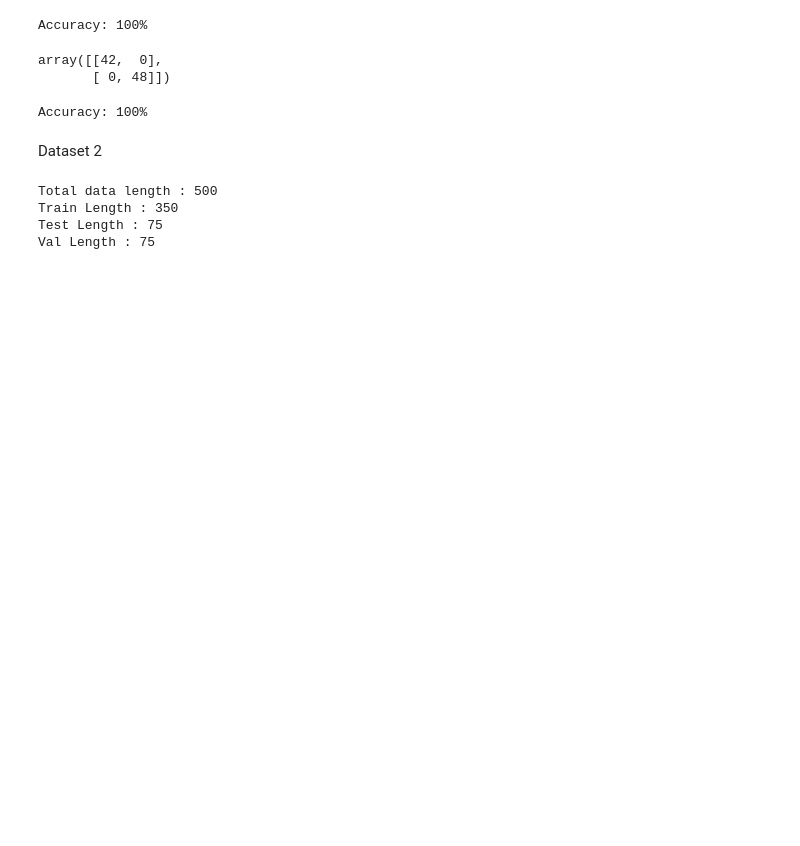
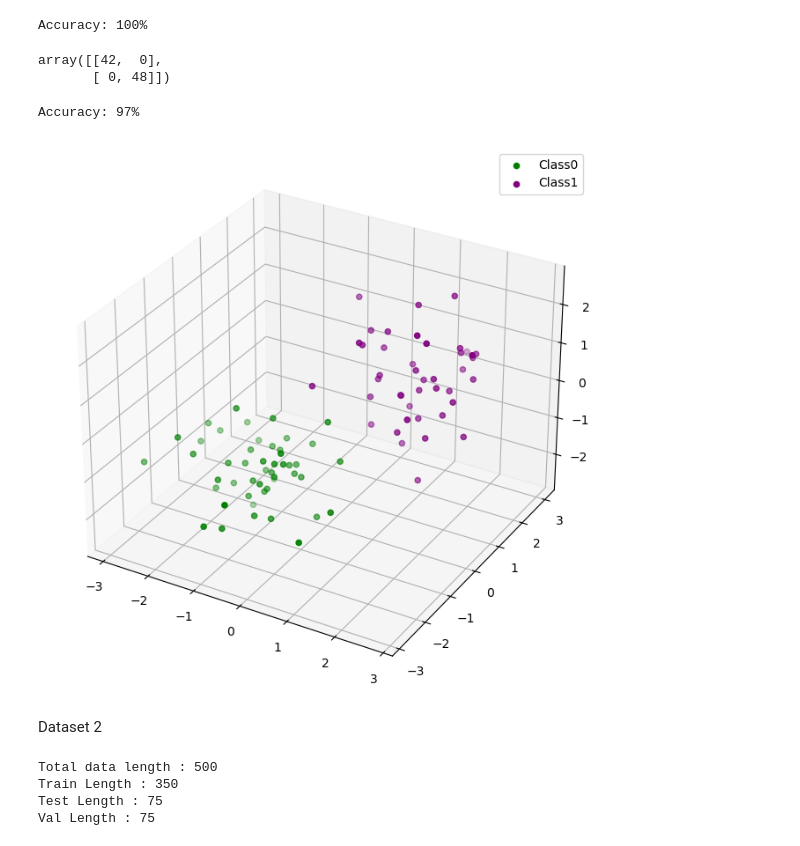
Before and after one commit to ashwin-raghavan/Deep-Learning-Assignment-1, a Jupyter notebook: Copy_of_Deep_Learning_Assignment_Task_1_&2.ipynb, the cells around one changed output. Cells and saved outputs as stored; diff of their text form; code cells hidden in the pictures; blank space fills up the shorter version.

```diff
--- a/Copy_of_Deep_Learning_Assignment_Task_1_&2.ipynb
+++ b/Copy_of_Deep_Learning_Assignment_Task_1_&2.ipynb
@@ -212,21 +211,21 @@ y = pd.Series(y1)
 n = X.shape[0]
 train_length = int(n*.70)
 test_length = int(n*.15)
-X_train = X[:train_length]
-X_test = X[train_length:train_length+test_length]
-X_val = X[train_length+test_length:]
-y_train = y[:train_length]
-y_test = y[train_length:train_length+test_length]
-y_val = y[train_length+test_length:]
+X_train1 = X[:train_length]
+X_test1 = X[train_length:train_length+test_length]
+X_val1 = X[train_length+test_length:]
+y_train1 = y[:train_length]
+y_test1 = y[train_length:train_length+test_length]
+y_val1 = y[train_length+test_length:]
 print("Total data length :",X.shape[0] )
-print("Train Length :",X_train.shape[0])
-print("Test Length :",X_test.shape[0])
-print("Val Length :",X_val.shape[0])
+print("Train Length :",X_train1.shape[0])
+print("Test Length :",X_test1.shape[0])
+print("Val Length :",X_val1.shape[0])
 # %% [output]
 Total data length : 600
 Train Length : 420
 Test Length : 90
 Val Length : 90
 # %%
-model.fit(X_train,y_train)
+model.fit(X_train1,y_train1)
 # %% [output]
@@ -247,12 +246,27 @@ cnf_matrix
 array([[42,  0],
        [ 0, 48]])
 # %%
-y_test_pred = model.predict(X_test)
+y_test_pred1 = model.predict(X_test1)
 # %%
-score = model.score(y_val_pred,y_val)
+score = model.score(y_test_pred1,y_test1)
 print(f"Accuracy: {score}%")
 # %% [output]
-Accuracy: 100%
+Accuracy: 97%
+# %%
+df1 = X_test1.copy()
+df1['y_pred'] = y_test_pred1
+# %%
+fig = plt.figure(figsize=(8, 8)) # set the size to 8x8
+ax = fig.add_subplot(111, projection="3d")
+df1_0 = df1[df1["y_pred"] == 0]
+df1_1 = df1[df1["y_pred"] == 1]
+ax.scatter(df1_0.iloc[:,0], df1_0.iloc[:,1], df1_0.iloc[:,2], color='green', label='Class0') # changed the colour map because why not
+ax.scatter(df1_1.iloc[:,0], df1_1.iloc[:,1], df1_1.iloc[:,2], color='purple', label='Class1') # changed the colour map because why not
+ax.legend()
+plt.show()
+plt.close(fig)
+# %% [output]
+[figure, added]
 # %% [markdown]
 Dataset 2
 # %%
```
Also changed, not shown: parts of 12 cells of this notebook.
